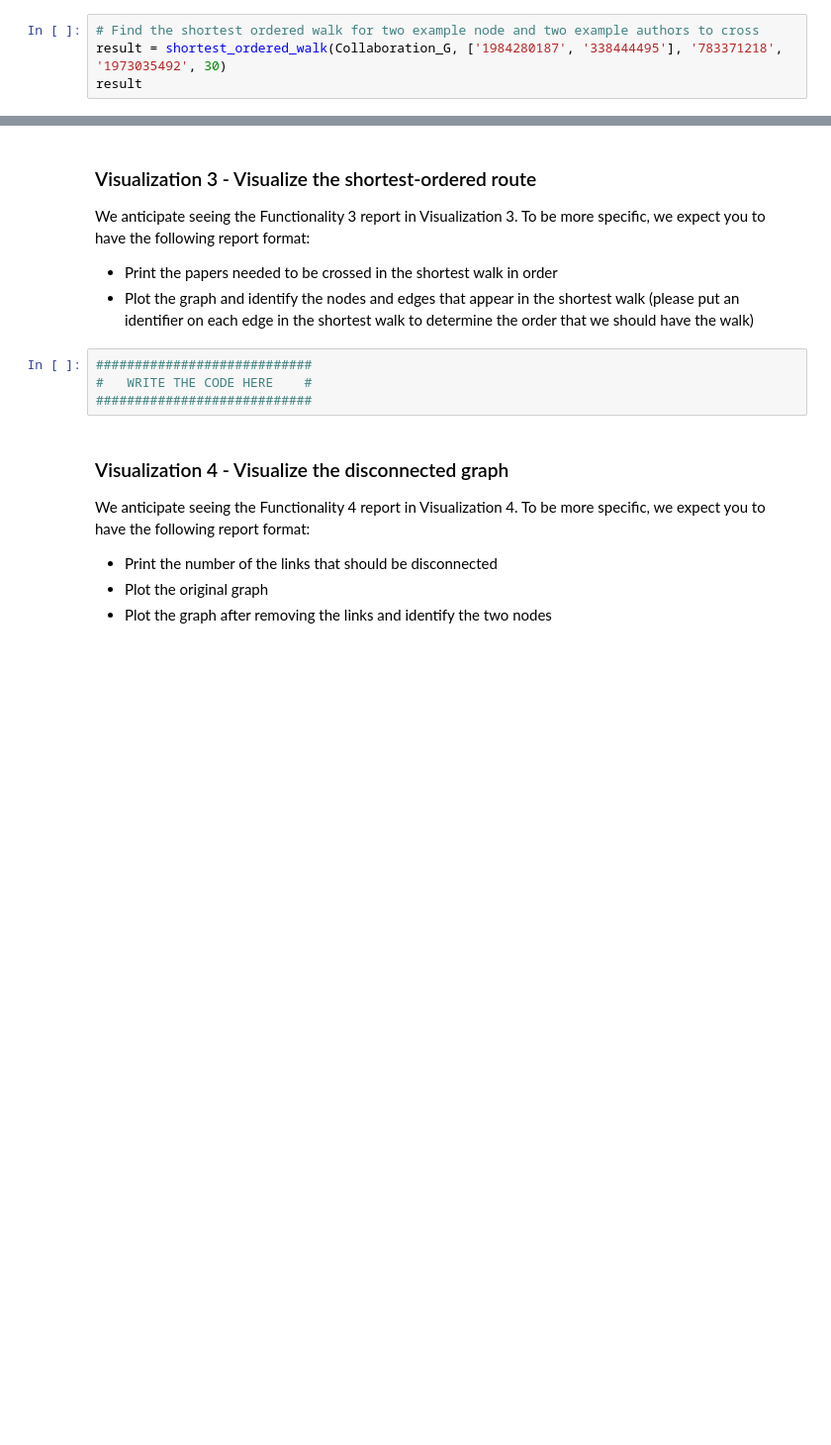
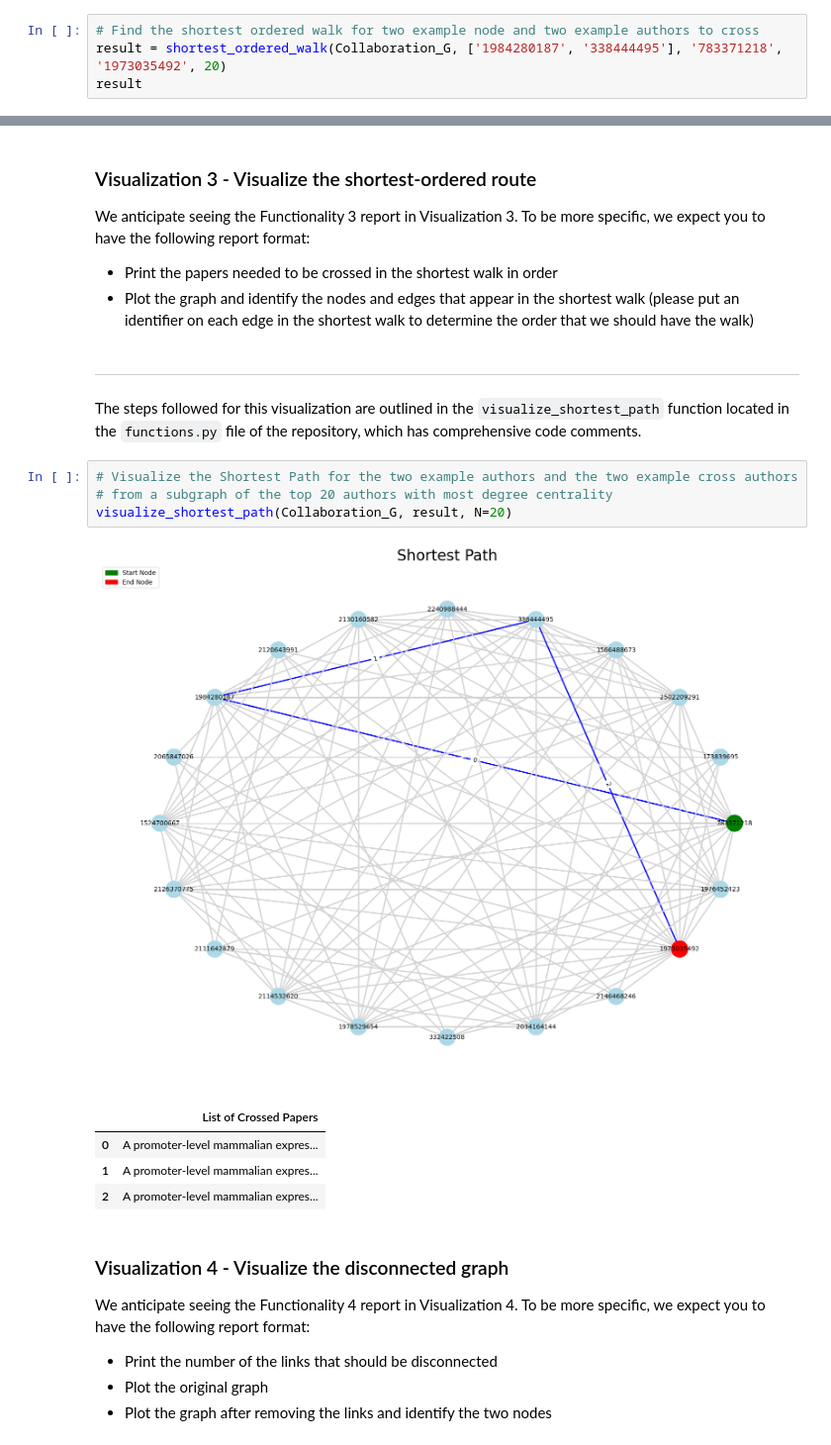
Before and after one commit to FrancescoLazzari/ADM-HW5, a Jupyter notebook: main.ipynb, the cells around one changed output, grey strips where cells are left out. Shown at 99% size. Drawn from its saved outputs; the diff is of its cells as text; blank space fills up the shorter version.

```diff
--- a/main.ipynb
+++ b/main.ipynb
@@ -521,7 +528,7 @@ __Important Notes:__
 The steps followed for this feature are outlined in the `shortest_ordered_walk` function located in the `functions.py` file of the repository, which has comprehensive code comments.
 # %%
 # Find the shortest ordered walk for two example node and two example authors to cross
-result = shortest_ordered_walk(Collaboration_G, ['1984280187', '338444495'], '783371218', '1973035492', 30)
+result = shortest_ordered_walk(Collaboration_G, ['1984280187', '338444495'], '783371218', '1973035492', 20)
 result
 # %% [output]
 {'Shortest Walk': ['783371218', '1984280187', '338444495', '1973035492'],
@@ -637,10 +705,20 @@ We anticipate seeing the Functionality 2 report in Visualization 2. To be more s
  We anticipate seeing the Functionality 3 report in Visualization 3. To be more specific, we expect you to have the following report format:
  - Print the papers needed to be crossed in the shortest walk in order
  - Plot the graph and identify the nodes and edges that appear in the shortest walk (please put an identifier on each edge in the shortest walk to determine the order that we should have the walk)
-# %%
-############################
-#   WRITE THE CODE HERE    #
-############################
+# %% [markdown]
+---
+
+The steps followed for this visualization are outlined in the `visualize_shortest_path` function located in the `functions.py` file of the repository, which has comprehensive code comments.
+# %%
+# Visualize the Shortest Path for the two example authors and the two example cross authors
+# from a subgraph of the top 20 authors with most degree centrality
+visualize_shortest_path(Collaboration_G, result, N=20)
+# %% [output]
+[figure, added]
+|  | List of Crossed Papers |
+| 0 | A promoter-level mammalian expres... |
+| 1 | A promoter-level mammalian expres... |
+| 2 | A promoter-level mammalian expres... |
 # %% [markdown]
  ### Visualization 4 - Visualize the disconnected graph
  We anticipate seeing the Functionality 4 report in Visualization 4. To be more specific, we expect you to have the following report format:
```
Also changed, not shown: parts of 8 cells of this notebook, 1 other file.
